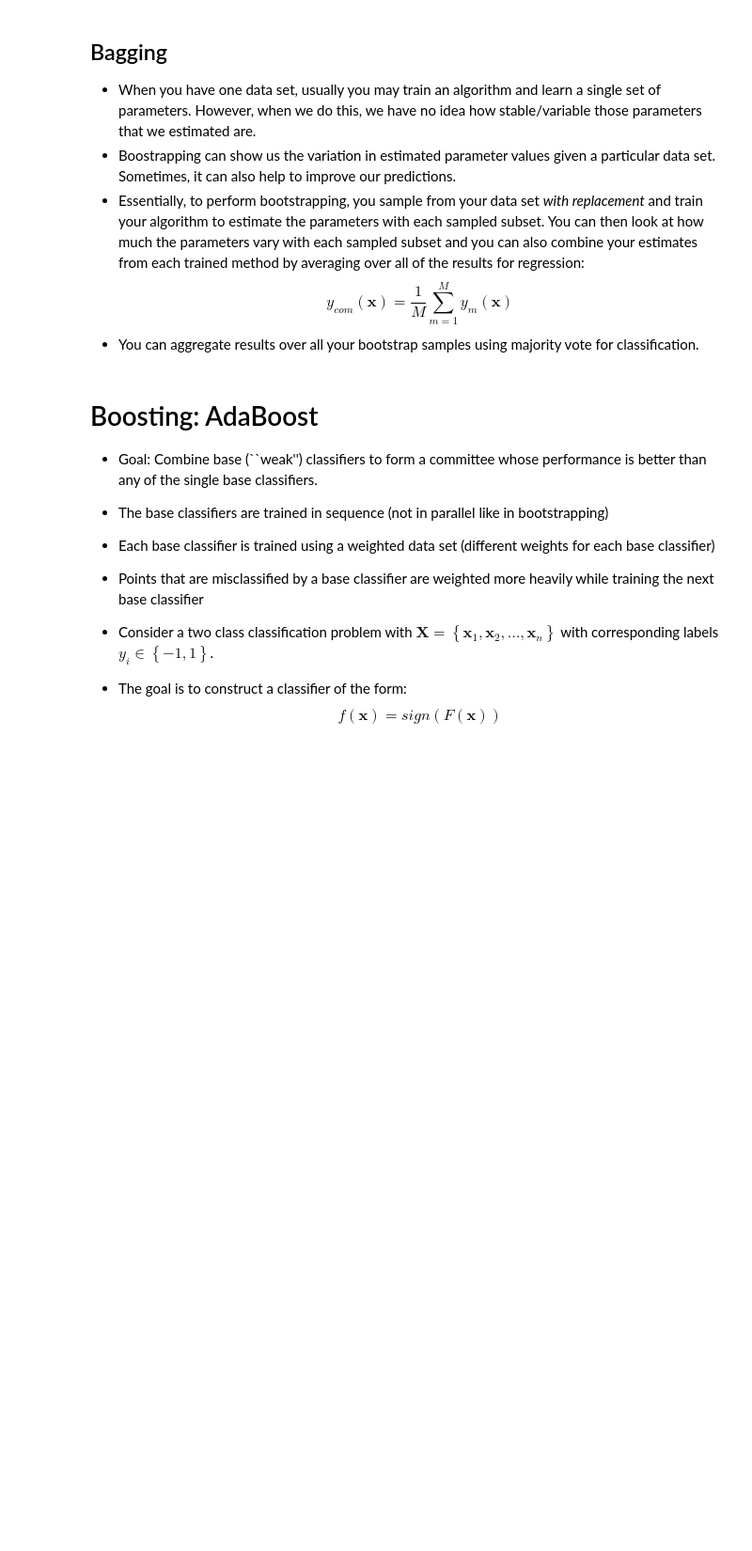
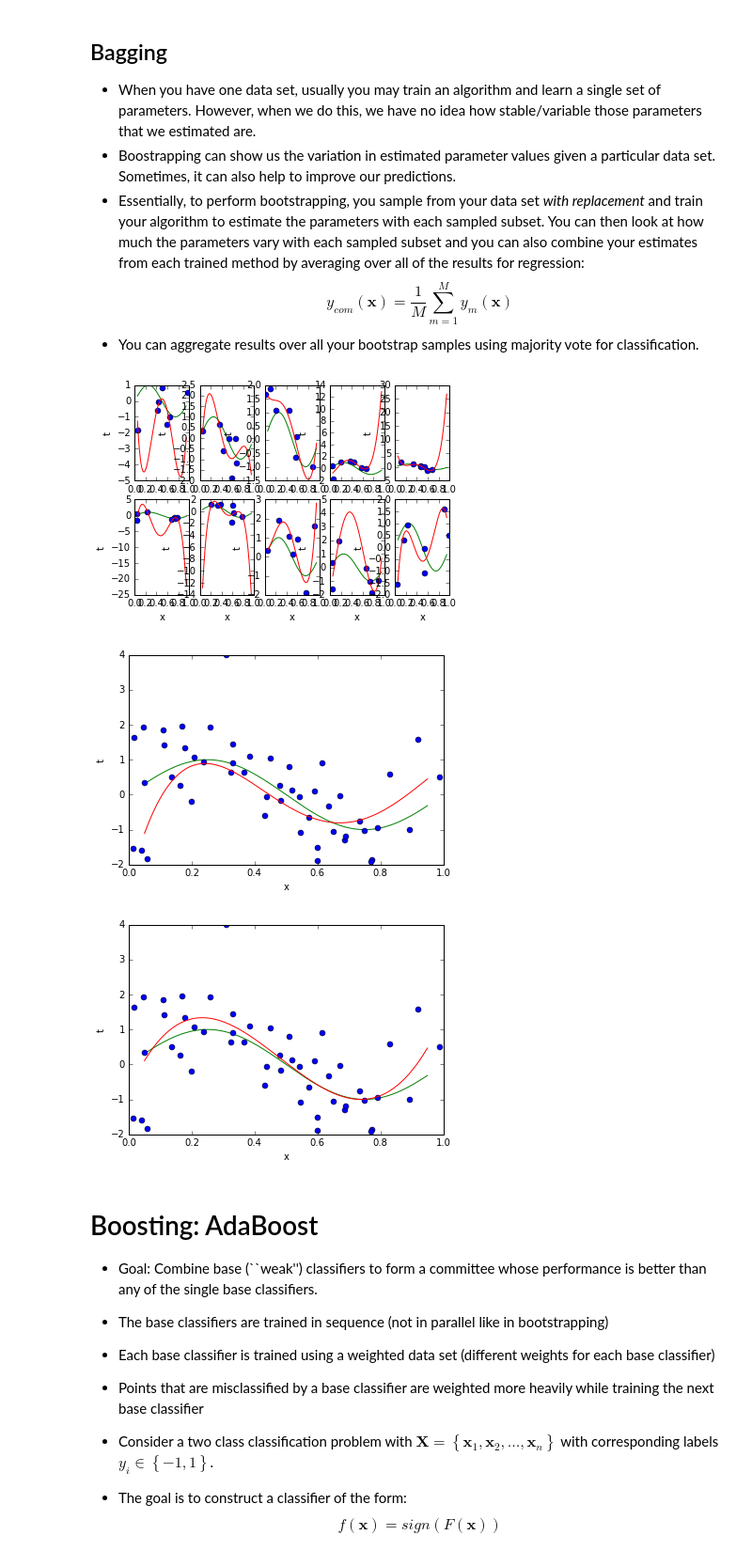
Before and after one commit to sawahashi3/LectureNotes, a Jupyter notebook: Lecture20_Dropout/Lecture20Dropout.ipynb, the cells around one changed output. Shown: that part at 94% size. Drawn from its saved outputs; the diff is of its cells as text; code cells hidden in the pictures; blank space fills up the shorter version.

```diff
--- a/Lecture20_Dropout/Lecture20Dropout.ipynb
+++ b/Lecture20_Dropout/Lecture20Dropout.ipynb
@@ -67,34 +67,38 @@ def bootstrapRegression(M, numData,percentSample,numSamples):
 		x_sub = x[rp[0:numDataSamples-1]]
 		t_sub = t[rp[0:numDataSamples-1]]
 
         #fit the random subset
 		w = fitdataReg(x_sub,t_sub,M,0)
 
         #plot results
 		subplotloc[2] = iter+1
 		y = np.sin(2*math.pi*xrange) #compute the true function value
 		X = np.array([xrange**m for m in range(w.shape[0])]).T
 		esty[iter,:] = X@w #compute the predicted value
 		plotPoly(x_sub,t_sub,xrange,y,esty[iter,:],subplotloc)
 
     #combine the bootstrapped results
 	comy = esty.mean(0)
 
     # compare to full data set
 	fig = plt.figure()
 	plotPoly(x,t,xrange,y,comy,[1, 1, 1])
 
 	fig = plt.figure()
 	w = fitdataReg(x,t,M,0)
 	y = np.sin(2*math.pi*xrange) #compute the true function value
 	X = np.array([xrange**m for m in range(w.shape[0])]).T
 	yy = X@w #compute the predicted value
 	plotPoly(x,t,xrange,y,yy, [1, 1, 1])
 
 
 
 #Figure 1.7 from text
-bootstrapRegression(4, 100,.15,20)
+bootstrapRegression(4, 50,.15,10)
+# %% [output]
+[figure, added]
+[figure, added]
+[figure, added]
 # %% [markdown]
 # Boosting: AdaBoost
 
```
Also changed, not shown: 1 other file.
